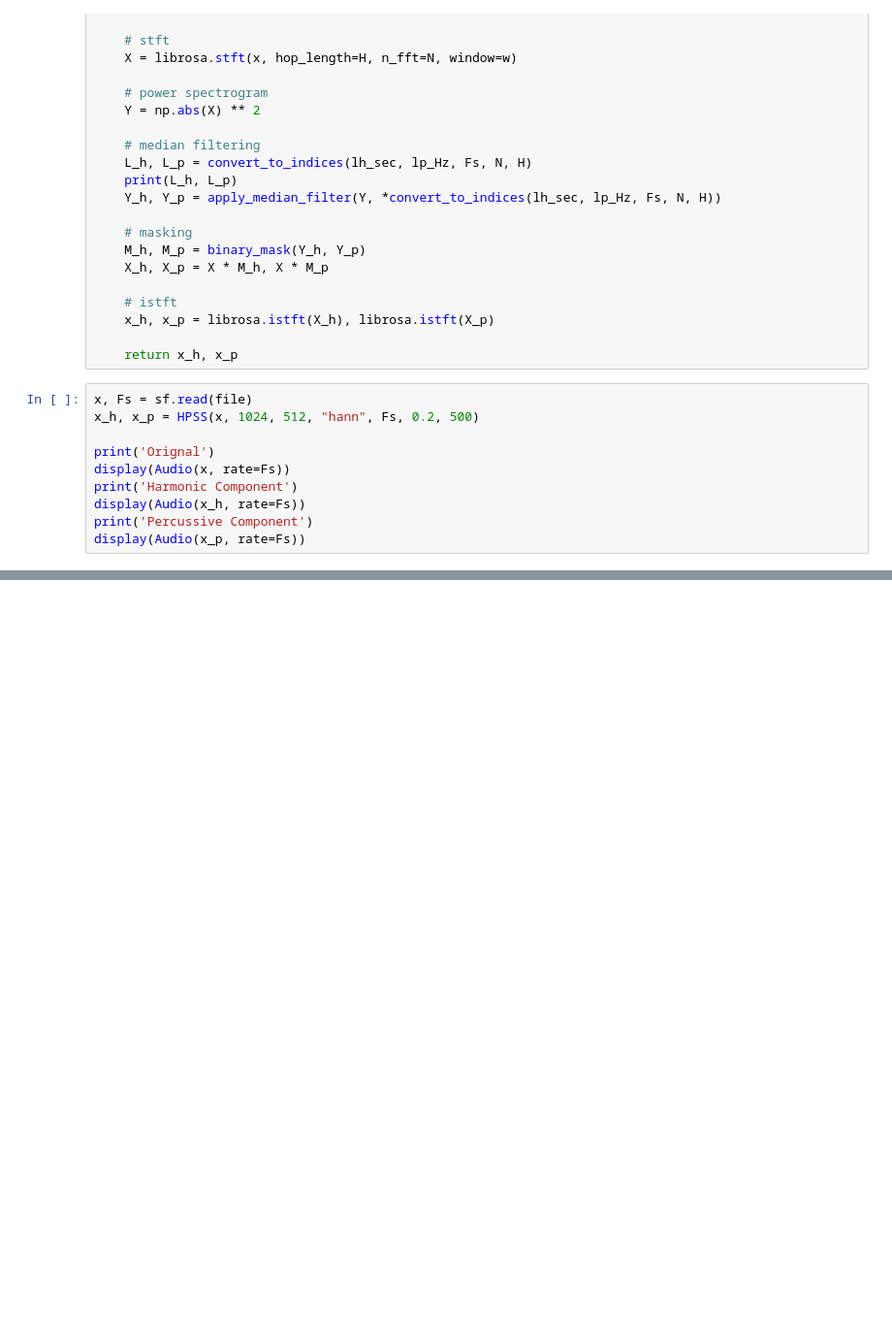
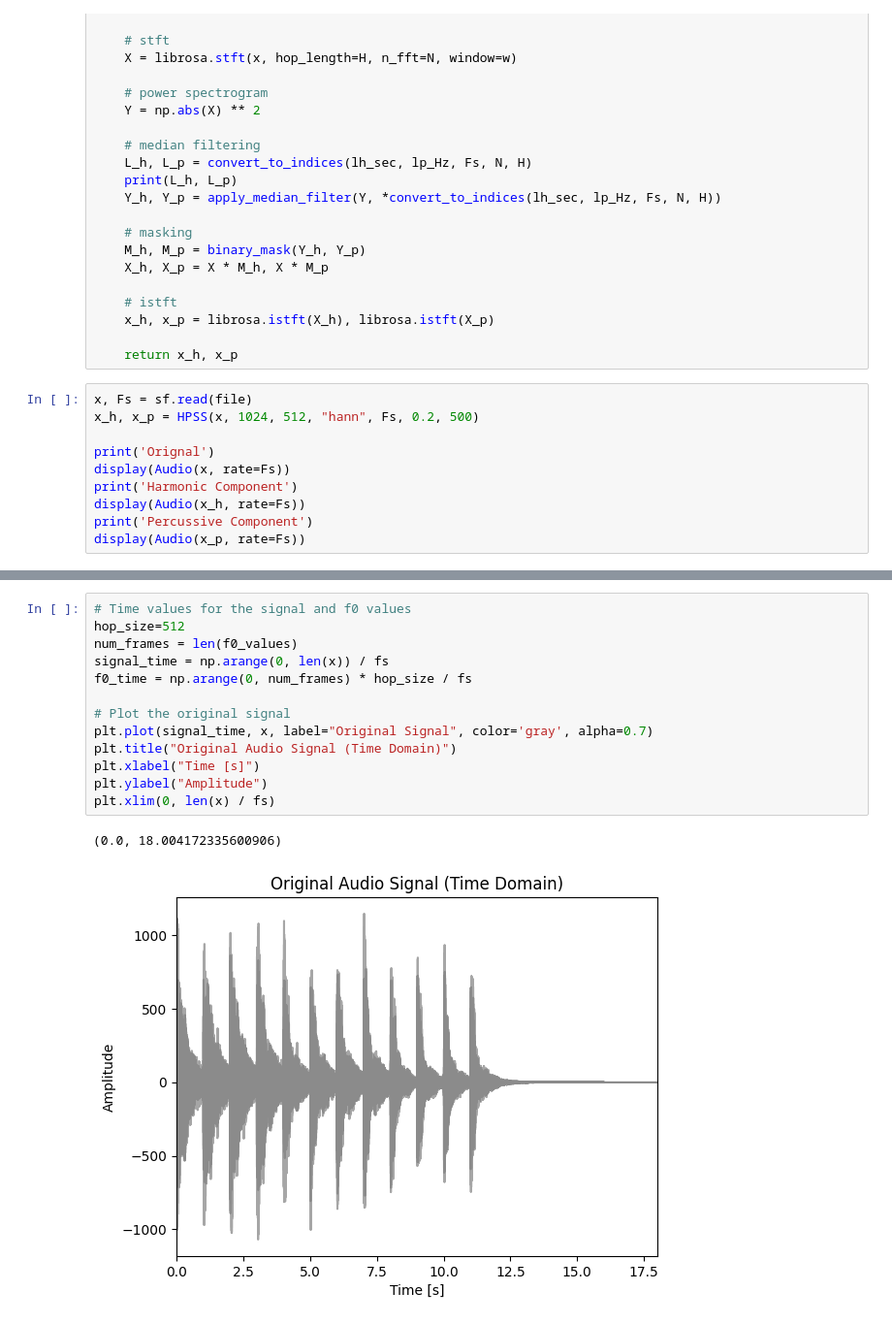
Before and after one commit to chefhaider/MPA_sitar, a Jupyter notebook: f0_estimation.ipynb, the cells around one changed output, grey strips where cells are left out. Shown at 97% size. Drawn from its saved outputs; the diff is of its cells as text; blank space fills up the shorter version.

```diff
--- a/f0_estimation.ipynb
+++ b/f0_estimation.ipynb
@@ -129,0 +183,16 @@ display(Audio(x_p, rate=Fs))
+# %%
+# Time values for the signal and f0 values
+hop_size=512
+num_frames = len(f0_values)
+signal_time = np.arange(0, len(x)) / fs
+f0_time = np.arange(0, num_frames) * hop_size / fs
+
+# Plot the original signal
+plt.plot(signal_time, x, label="Original Signal", color='gray', alpha=0.7)
+plt.title("Original Audio Signal (Time Domain)")
+plt.xlabel("Time [s]")
+plt.ylabel("Amplitude")
+plt.xlim(0, len(x) / fs)
+# %% [output]
+(0.0, 18.004172335600906)
+[figure, added]
```
Also changed, not shown: parts of 5 cells of this notebook.
